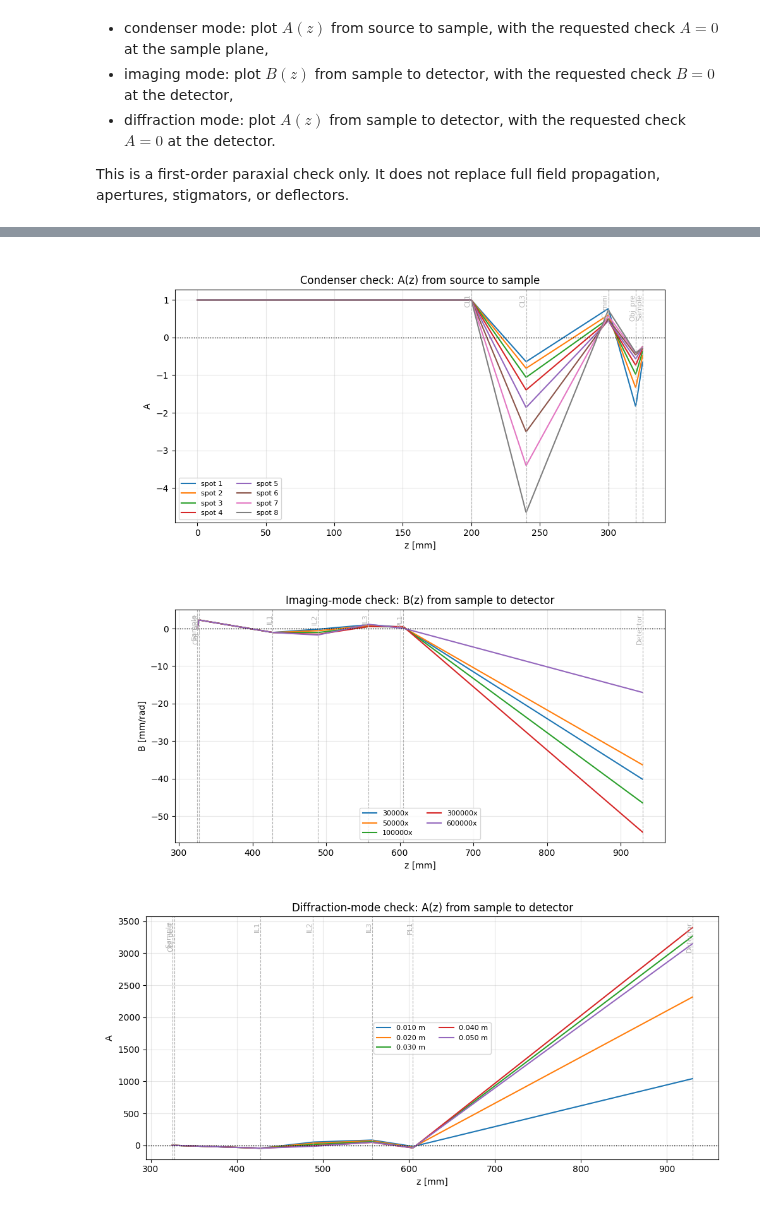
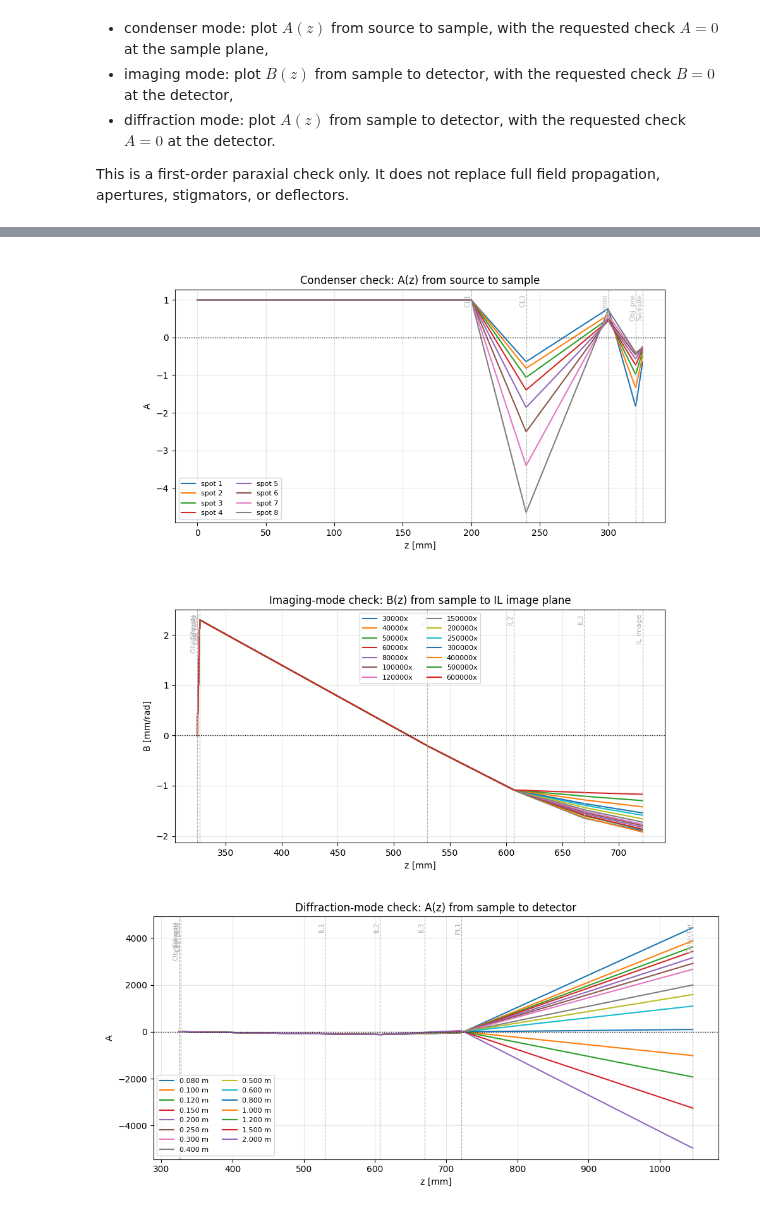
Before and after one commit to TemGym/TemGymCore, a Jupyter notebook: examples/microscope_models/microscope_design_curves.ipynb, the cells around one changed output, grey strips where cells are left out. Saved outputs shown, nothing was run; the diff lists cells and outputs as text; code cells hidden in the pictures.

Commit message:
Big simplification on microscope design notebooks.

```diff
--- a/examples/microscope_models/microscope_design_curves.ipynb
+++ b/examples/microscope_models/microscope_design_curves.ipynb
@@ -789,3 +519,23 @@ Solved 8 condenser spots  (8/8 converged)
+# %%
+# Load condenser spot-size design curves from microscope.toml.
+# To regenerate, run condenser_system_design.ipynb.
+
+cond_table   = toml_cfg['modes']['illumination']['parallel']
+cond_headers = list(cond_table['headers'])
+cond_values  = np.asarray(cond_table['values'], dtype=float)
+
+results_cond = []
+for row in cond_values:
+    entry = dict(zip(cond_headers, row.tolist()))
+    results_cond.append({
+        'spot_index': int(round(entry['spotsize'])),
+        'I_A_CL1':   float(entry.get('CL1', 0.0)),
+        'I_A_CL3':   float(entry.get('CL3', 0.0)),
+    })
+
+print(f'Loaded {len(results_cond)} condenser spots from {toml_path}')
+for r in results_cond:
+    print(f'  Spot {r["spot_index"]}: CL1 = {r["I_A_CL1"]:.4f} A,  CL3 = {r["I_A_CL3"]:.4f} A')
 # %% [markdown]
 ## 4 — Mode B: Magnification Design Curves (from microscope.toml)
 
@@ -1441,7 +1180,9 @@ This is a first-order paraxial check only. It does not replace full field propag
 
 z_source_abs = 0.0
 z_sample_abs = z['Obj_prefield'] + geometry['d_ObjPrefield_to_Sample']
+z_il_image_abs = z['IL3'] + geometry_mag['d_il3_to_image']
 z_detector_abs = z['PL1'] + geometry['d_PL1_to_detector']
+z_obj_front_focal_abs = z['Obj_post'] - f_obj_required_m
 
 
 def _abcd_free_local(d):
@@ -1521,8 +1262,10 @@ for row in results_cond:
     print(f"spot {int(row['spot_index'])}: A(sample) = {A_sample:.6e}")
 
 
-# --- 2) Imaging check: B(z) from sample to detector ---
-z_eval_img = np.linspace(z_sample_abs, z_detector_abs, 1500)
+# --- 2) Imaging check: B(z) from sample to IL image plane ---
+# This includes explicit drift from sample to objective lens plane and marks
+# the objective front focal plane for clarity.
+z_eval_img = np.linspace(z_sample_abs, z_il_image_abs, 1500)
 fig_img, ax_img = plt.subplots(figsize=(10, 4.8))
 for control, row in zip(target_system_mags, mag_results):
     lenses_img = [
@@ -1530,7 +1273,6 @@ for control, row in zip(target_system_mags, mag_results):
         (z['IL1'], row['f1_m']),
         (z['IL2'], row['f2_m']),
         (z['IL3'], row['f3_m']),
-        (z['PL1'], f_pl1_target_m),
     ]
     mats = _abcd_trace_absolute(z_sample_abs, z_eval_img, lenses_img)
     B_vals = mats[:, 0, 1]
@@ -1538,27 +1280,28 @@ for control, row in zip(target_system_mags, mag_results):
 
 _plot_component_lines(
     ax_img,
-    [z_sample_abs, z['Obj_post'], z['IL1'], z['IL2'], z['IL3'], z['PL1'], z_detector_abs],
-    ['Sample', 'Obj_post', 'IL1', 'IL2', 'IL3', 'PL1', 'Detector'],
+    [z_sample_abs, z_obj_front_focal_abs, z['Obj_post'], z['IL1'], z['IL2'], z['IL3'], z_il_image_abs],
+    ['Sample', 'Obj f(front)', 'Obj_post', 'IL1', 'IL2', 'IL3', 'IL image'],
 )
 ax_img.axhline(0.0, color='k', linestyle=':', linewidth=1.0)
-ax_img.set_title('Imaging-mode check: B(z) from sample to detector')
+ax_img.set_title('Imaging-mode check: B(z) from sample to IL image plane')
 ax_img.set_xlabel('z [mm]')
 ax_img.set_ylabel('B [mm/rad]')
 ax_img.legend(loc='best', ncols=2, fontsize=8)
 ax_img.grid(True, alpha=0.3)
 
-print('\n=== Imaging B(detector) check ===')
+print('\n=== Imaging B(IL image) check ===')
+print(f"sample -> objective front focal plane: {(z_obj_front_focal_abs - z_sample_abs)*1e3:.6f} mm")
+print(f"sample -> objective lens plane: {(z['Obj_post'] - z_sample_abs)*1e3:.6f} mm")
 for control, row in zip(target_system_mags, mag_results):
     lenses_img = [
         (z['Obj_post'], f_obj_required_m),
         (z['IL1'], row['f1_m']),
         (z['IL2'], row['f2_m']),
         (z['IL3'], row['f3_m']),
-        (z['PL1'], f_pl1_target_m),
     ]
-    B_det = _abcd_trace_absolute(z_sample_abs, [z_detector_abs], lenses_img)[0, 0, 1]
-    print(f"mag {int(control):>6d}x: B(detector) = {1e3 * B_det:.6f} mm/rad")
+    B_il_image = _abcd_trace_absolute(z_sample_abs, [z_il_image_abs], lenses_img)[0, 0, 1]
+    print(f"mag {int(control):>6d}x: B(IL image) = {1e3 * B_il_image:.6f} mm/rad")
 
 
 # --- 3) Diffraction check: A(z) from sample to detector ---
@@ -1578,8 +1321,8 @@ for control, row in zip(target_camera_lengths_m, diff_results):
 
 _plot_component_lines(
     ax_diff_abcd,
-    [z_sample_abs, z['Obj_post'], z['IL1'], z['IL2'], z['IL3'], z['PL1'], z_detector_abs],
-    ['Sample', 'Obj_post', 'IL1', 'IL2', 'IL3', 'PL1', 'Detector'],
+    [z_sample_abs, z_obj_front_focal_abs, z['Obj_post'], z['IL1'], z['IL2'], z['IL3'], z['PL1'], z_detector_abs],
+    ['Sample', 'Obj f(front)', 'Obj_post', 'IL1', 'IL2', 'IL3', 'PL1', 'Detector'],
 )
 ax_diff_abcd.axhline(0.0, color='k', linestyle=':', linewidth=1.0)
 ax_diff_abcd.set_title('Diffraction-mode check: A(z) from sample to detector')
@@ -1622,3 +1365,3 @@ camera length   0.050 m: A(detector) = 3.148646e+03
 [figure]
-[figure, old version]
+[figure, new version]
-[figure, old version]
+[figure, new version]
```
Also changed, not shown: parts of 17 cells of this notebook, 7 other files.
